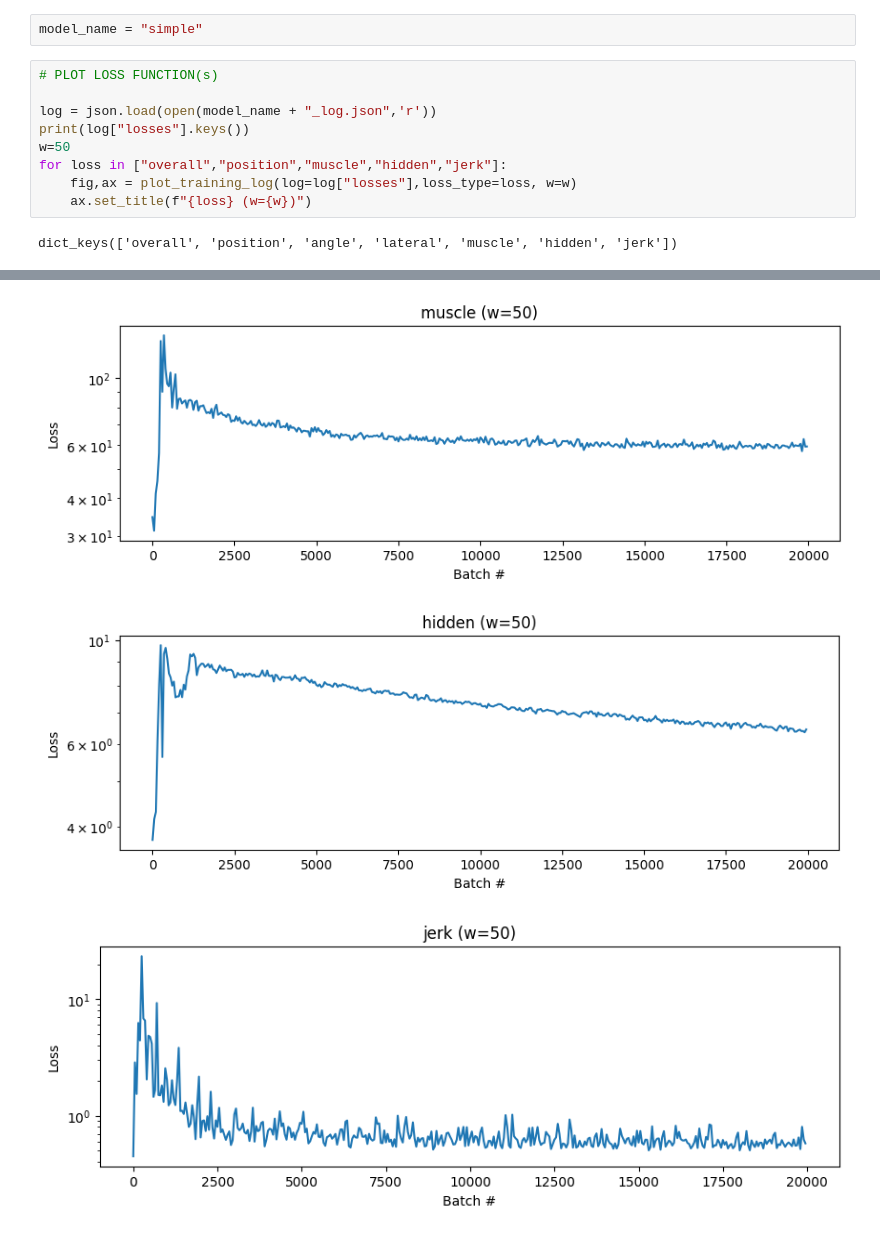
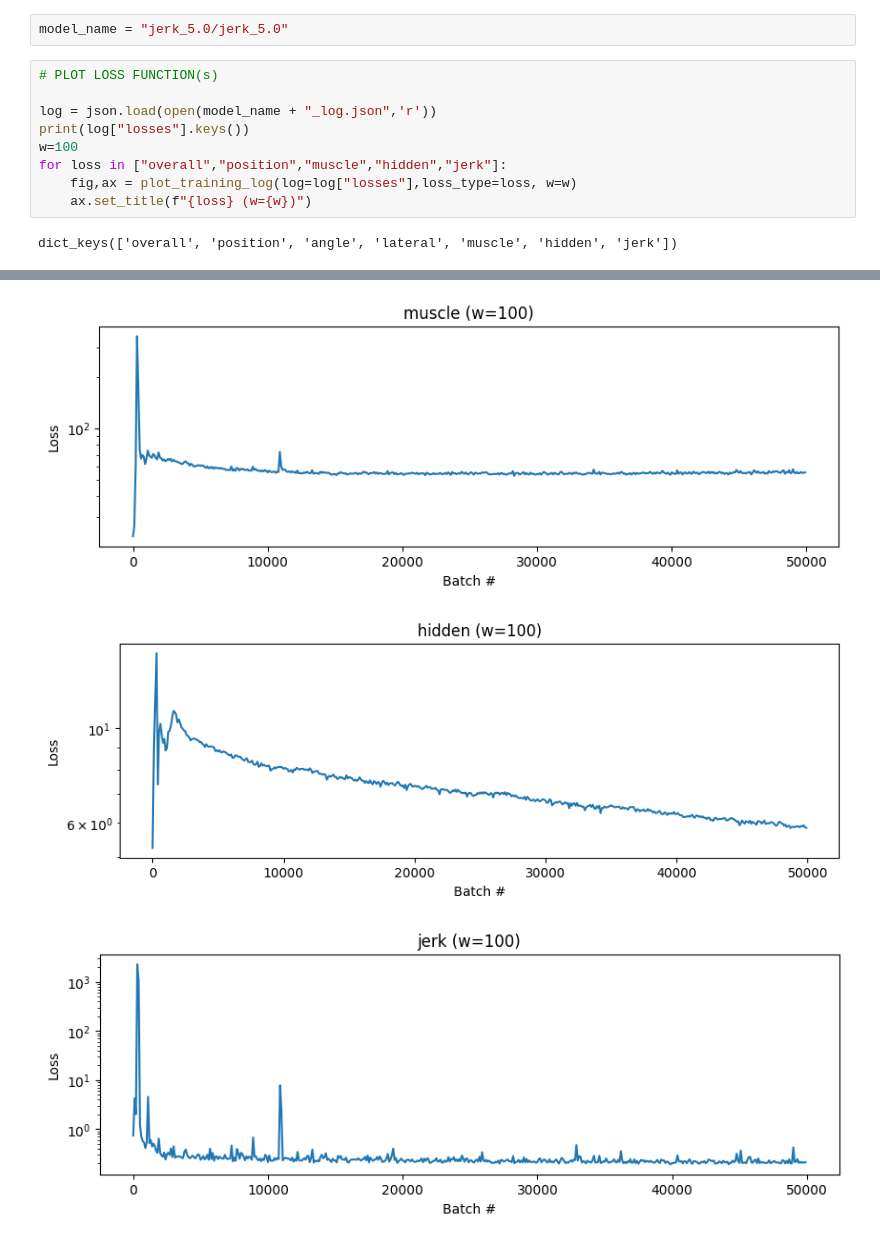
Before and after one commit to paulgribble/motorchnet_plg, a Jupyter notebook: simple_analyse.ipynb, the cells around one changed output, grey strips where cells are left out. Saved outputs shown, nothing was run; the diff lists cells and outputs as text.

```diff
--- a/simple_analyse.ipynb
+++ b/simple_analyse.ipynb
@@ -23,11 +18,11 @@ motornet version: 0.2.0
-# %%
-model_name = "simple"
+# %%
+model_name = "jerk_5.0/jerk_5.0"
 # %%
 # PLOT LOSS FUNCTION(s)
 
 log = json.load(open(model_name + "_log.json",'r'))
 print(log["losses"].keys())
-w=50
+w=100
 for loss in ["overall","position","muscle","hidden","jerk"]:
     fig,ax = plot_training_log(log=log["losses"],loss_type=loss, w=w)
     ax.set_title(f"{loss} (w={w})")
@@ -38,6 +33,6 @@ dict_keys(['overall', 'position', 'angle', 'lateral', 'muscle', 'hidden', 'jerk'
-[figure, old version]
+[figure, new version]
-[figure, old version]
+[figure, new version]
-[figure, old version]
+[figure, new version]
 # %%
 # TEST NETWORK ON CENTRE-OUT
 
```
Also changed, not shown: parts of 3 cells of this notebook, 1 other file.
